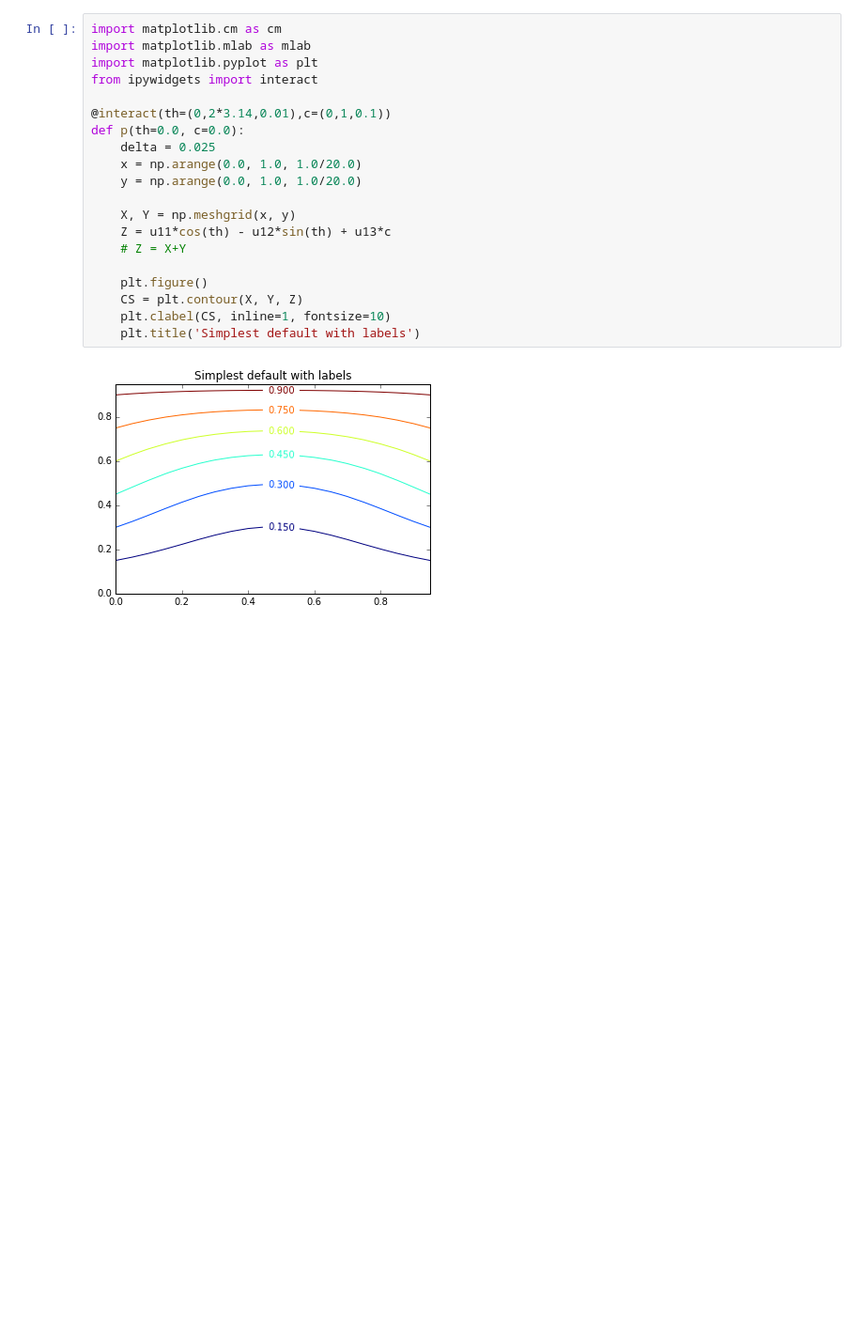
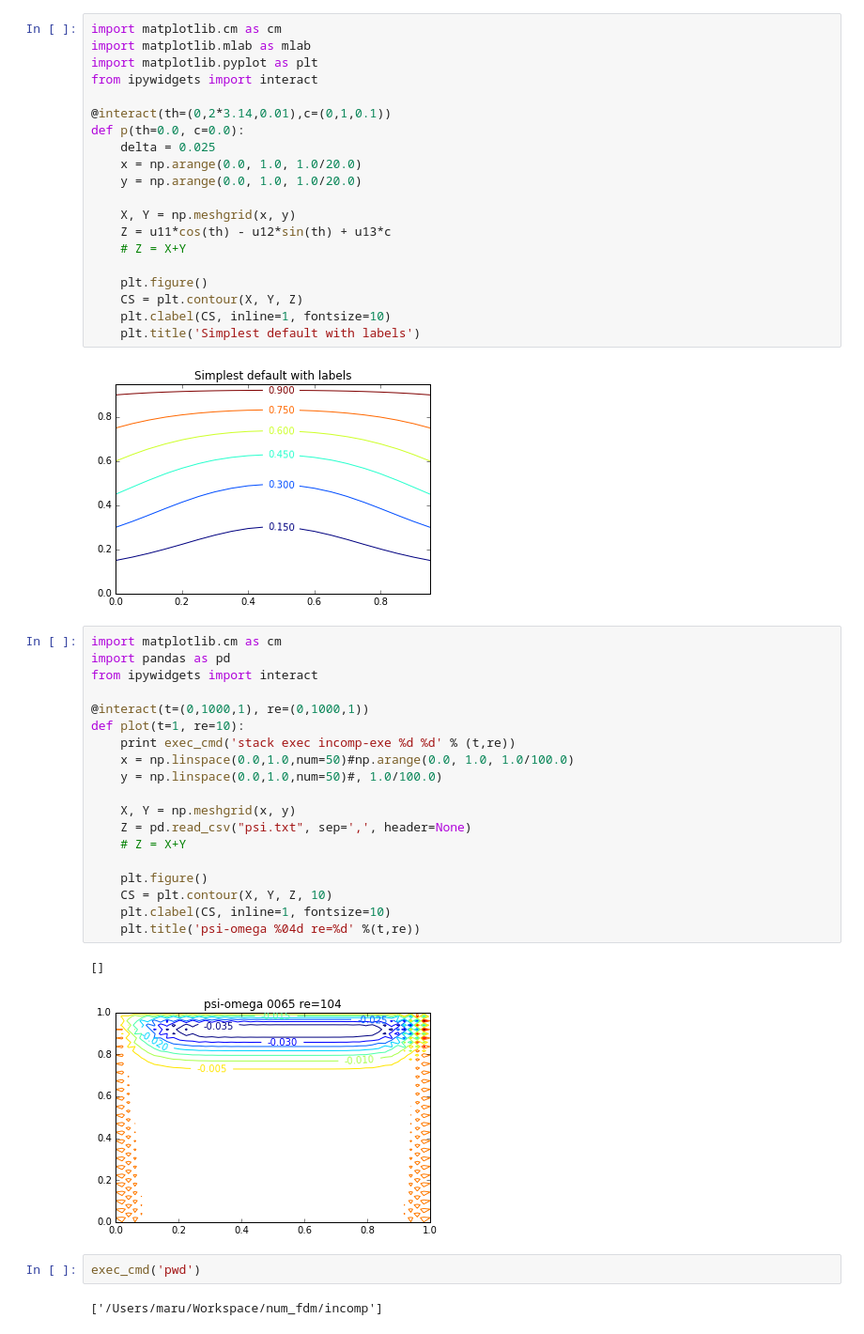
Before and after one commit to maru10t/num_fdm, a Jupyter notebook: incomp/Untitled.ipynb, the cells around one changed output. Shown: that part at 94% size. Cells and saved outputs as stored; diff of their text form; blank space fills up the shorter version.

```diff
--- a/incomp/Untitled.ipynb
+++ b/incomp/Untitled.ipynb
@@ -71,3 +71,29 @@ def p(th=0.0, c=0.0):
     plt.title('Simplest default with labels')
 # %% [output]
 [figure]
+# %%
+import matplotlib.cm as cm
+import pandas as pd
+from ipywidgets import interact
+
+@interact(t=(0,1000,1), re=(0,1000,1))
+def plot(t=1, re=10):
+    print exec_cmd('stack exec incomp-exe %d %d' % (t,re))
+    x = np.linspace(0.0,1.0,num=50)#np.arange(0.0, 1.0, 1.0/100.0)
+    y = np.linspace(0.0,1.0,num=50)#, 1.0/100.0)
+
+    X, Y = np.meshgrid(x, y)
+    Z = pd.read_csv("psi.txt", sep=',', header=None)
+    # Z = X+Y
+
+    plt.figure()
+    CS = plt.contour(X, Y, Z, 10)
+    plt.clabel(CS, inline=1, fontsize=10)
+    plt.title('psi-omega %04d re=%d' %(t,re))
+# %% [output]
+[]
+[figure, added]
+# %%
+exec_cmd('pwd')
+# %% [output]
+['/Users/maru/Workspace/num_fdm/incomp']
```
